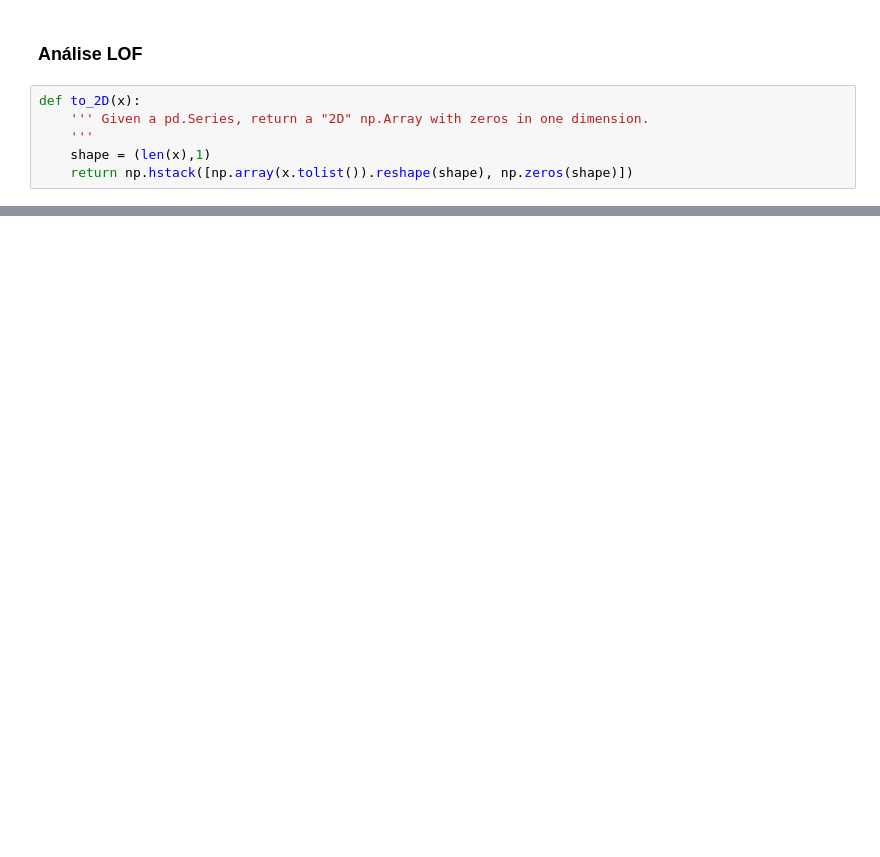
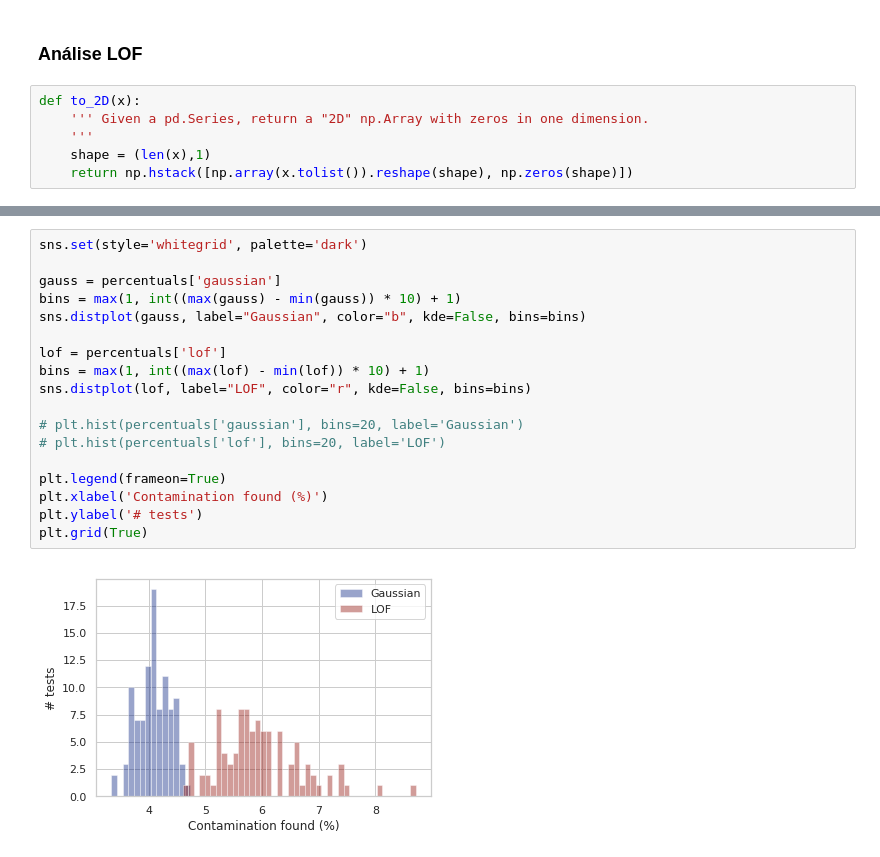
Before and after one commit to lappis-unb/salic-ml, a Jupyter notebook: notebooks/doing/analysis_of_number_of_items.ipynb, the cells around one changed output, grey strips where cells are left out. Drawn from its saved outputs; the diff is of its cells as text; blank space fills up the shorter version.

```diff
--- a/notebooks/doing/analysis_of_number_of_items.ipynb
+++ b/notebooks/doing/analysis_of_number_of_items.ipynb
@@ -152,0 +247,20 @@ TypeError: __init__() got an unexpected keyword argument 'novelty'
+# %%
+sns.set(style='whitegrid', palette='dark')
+
+gauss = percentuals['gaussian']
+bins = max(1, int((max(gauss) - min(gauss)) * 10) + 1)
+sns.distplot(gauss, label="Gaussian", color="b", kde=False, bins=bins)
+
+lof = percentuals['lof']
+bins = max(1, int((max(lof) - min(lof)) * 10) + 1)
+sns.distplot(lof, label="LOF", color="r", kde=False, bins=bins)
+
+# plt.hist(percentuals['gaussian'], bins=20, label='Gaussian')
+# plt.hist(percentuals['lof'], bins=20, label='LOF')
+
+plt.legend(frameon=True)
+plt.xlabel('Contamination found (%)')
+plt.ylabel('# tests')
+plt.grid(True)
+# %% [output]
+[figure, added]
```
Also changed, not shown: parts of 12 cells of this notebook.
